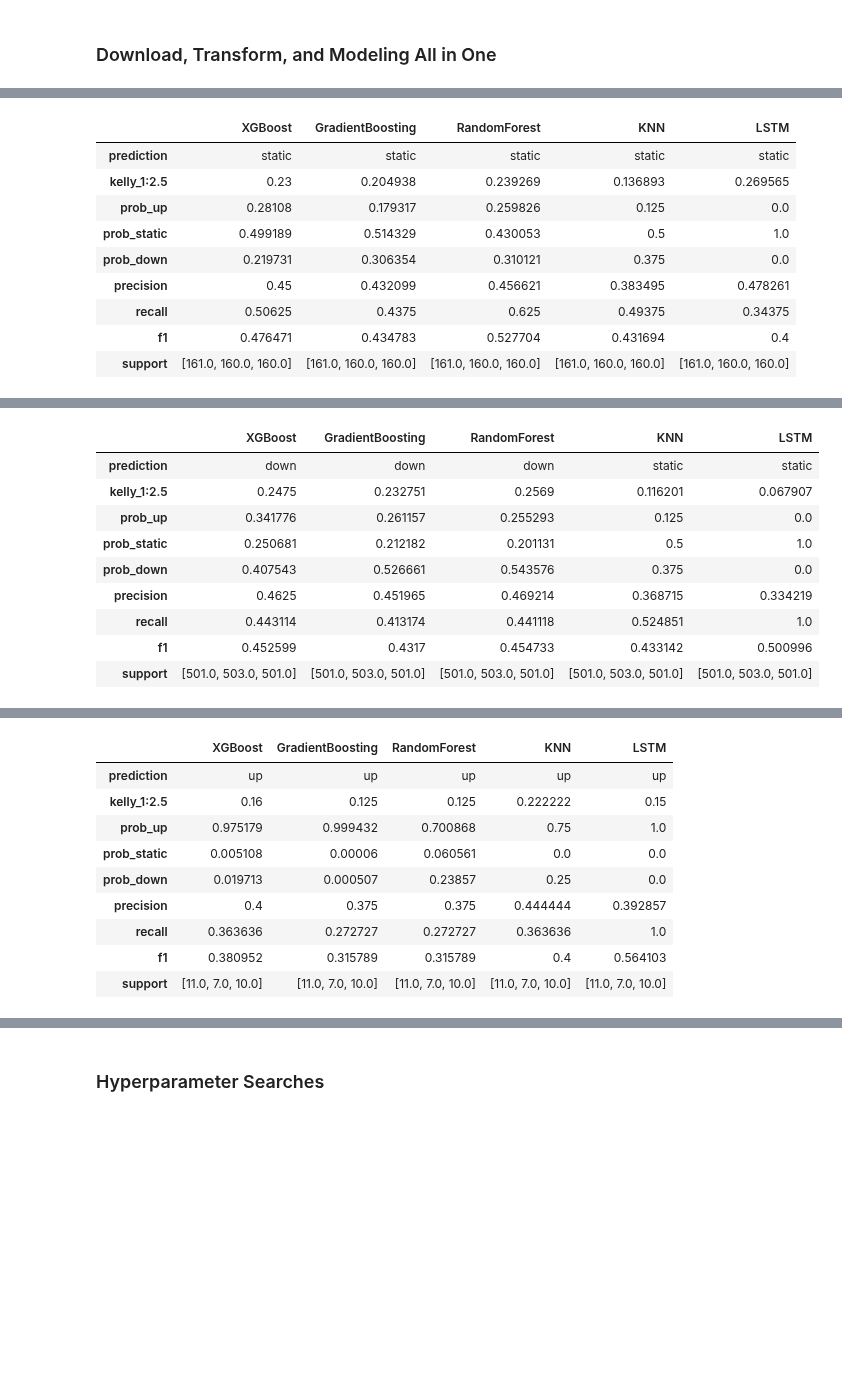
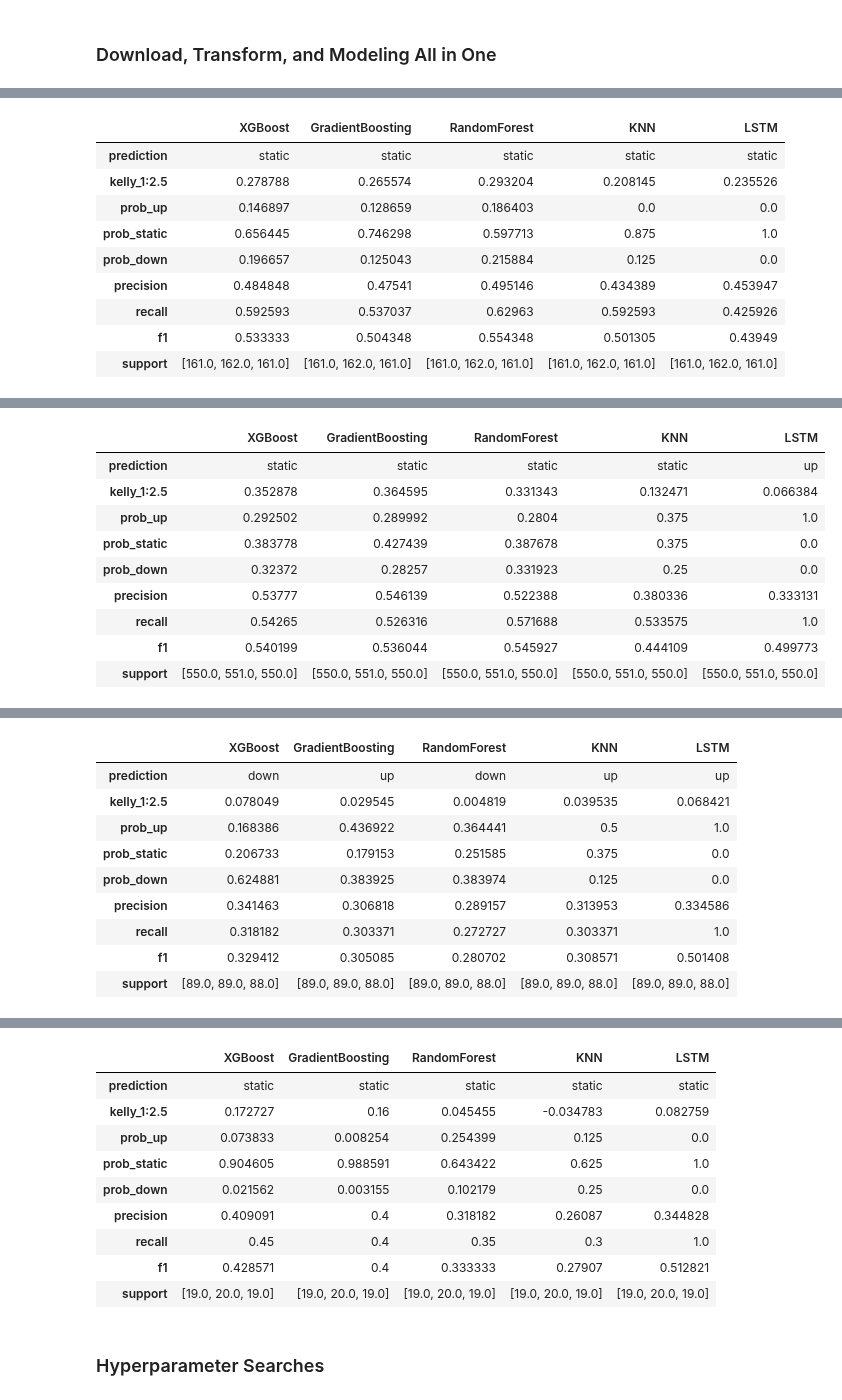
Before and after one commit to yuchild/stock_production, a Jupyter notebook: stock_next_time_frame_predictor.ipynb, the cells around one changed output, grey strips where cells are left out. Drawn from its saved outputs; the diff is of its cells as text; code cells hidden in the pictures; blank space fills up the shorter version.

```diff
--- a/stock_next_time_frame_predictor.ipynb
+++ b/stock_next_time_frame_predictor.ipynb
@@ -79,5 +79,5 @@ from src import modules as f # f is for function
 # %% [markdown]
 ### Download, Transform, and Modeling All in One
 # %%
-f.predictions('lunr')
+f.predictions('nvda')
 # %% [output]
@@ -96,10 +96,10 @@ LUNR 15m Interval Timestamp: 2024-12-27 20:19:26
 |  | XGBoost | GradientBoosting | RandomForest | KNN | LSTM |
 | prediction | static | static | static | static | static |
-| kelly_1:2.5 | 0.23 | 0.204938 | 0.239269 | 0.136893 | 0.269565 |
-| prob_up | 0.28108 | 0.179317 | 0.259826 | 0.125 | 0.0 |
-| prob_static | 0.499189 | 0.514329 | 0.430053 | 0.5 | 1.0 |
-| prob_down | 0.219731 | 0.306354 | 0.310121 | 0.375 | 0.0 |
-| precision | 0.45 | 0.432099 | 0.456621 | 0.383495 | 0.478261 |
-| recall | 0.50625 | 0.4375 | 0.625 | 0.49375 | 0.34375 |
-| f1 | 0.476471 | 0.434783 | 0.527704 | 0.431694 | 0.4 |
-| support | [161.0, 160.0, 160.0] | [161.0, 160.0, 160.0] | [161.0, 160.0, 160.0] | [161.0, 160.0, 160.0] | [161.0, 160.0, 160.0] |
+| kelly_1:2.5 | 0.278788 | 0.265574 | 0.293204 | 0.208145 | 0.235526 |
+| prob_up | 0.146897 | 0.128659 | 0.186403 | 0.0 | 0.0 |
+| prob_static | 0.656445 | 0.746298 | 0.597713 | 0.875 | 1.0 |
+| prob_down | 0.196657 | 0.125043 | 0.215884 | 0.125 | 0.0 |
+| precision | 0.484848 | 0.47541 | 0.495146 | 0.434389 | 0.453947 |
+| recall | 0.592593 | 0.537037 | 0.62963 | 0.592593 | 0.425926 |
+| f1 | 0.533333 | 0.504348 | 0.554348 | 0.501305 | 0.43949 |
+| support | [161.0, 162.0, 161.0] | [161.0, 162.0, 161.0] | [161.0, 162.0, 161.0] | [161.0, 162.0, 161.0] | [161.0, 162.0, 161.0] |
@@ -107,10 +107,10 @@ LUNR 1h Interval Timestamp: 2024-12-27 20:19:41
 |  | XGBoost | GradientBoosting | RandomForest | KNN | LSTM |
-| prediction | down | down | down | static | static |
-| kelly_1:2.5 | 0.2475 | 0.232751 | 0.2569 | 0.116201 | 0.067907 |
-| prob_up | 0.341776 | 0.261157 | 0.255293 | 0.125 | 0.0 |
-| prob_static | 0.250681 | 0.212182 | 0.201131 | 0.5 | 1.0 |
-| prob_down | 0.407543 | 0.526661 | 0.543576 | 0.375 | 0.0 |
-| precision | 0.4625 | 0.451965 | 0.469214 | 0.368715 | 0.334219 |
-| recall | 0.443114 | 0.413174 | 0.441118 | 0.524851 | 1.0 |
-| f1 | 0.452599 | 0.4317 | 0.454733 | 0.433142 | 0.500996 |
-| support | [501.0, 503.0, 501.0] | [501.0, 503.0, 501.0] | [501.0, 503.0, 501.0] | [501.0, 503.0, 501.0] | [501.0, 503.0, 501.0] |
+| prediction | static | static | static | static | up |
+| kelly_1:2.5 | 0.352878 | 0.364595 | 0.331343 | 0.132471 | 0.066384 |
+| prob_up | 0.292502 | 0.289992 | 0.2804 | 0.375 | 1.0 |
+| prob_static | 0.383778 | 0.427439 | 0.387678 | 0.375 | 0.0 |
+| prob_down | 0.32372 | 0.28257 | 0.331923 | 0.25 | 0.0 |
+| precision | 0.53777 | 0.546139 | 0.522388 | 0.380336 | 0.333131 |
+| recall | 0.54265 | 0.526316 | 0.571688 | 0.533575 | 1.0 |
+| f1 | 0.540199 | 0.536044 | 0.545927 | 0.444109 | 0.499773 |
+| support | [550.0, 551.0, 550.0] | [550.0, 551.0, 550.0] | [550.0, 551.0, 550.0] | [550.0, 551.0, 550.0] | [550.0, 551.0, 550.0] |
@@ -129,10 +129,10 @@ LUNR 1wk Interval Timestamp: 2024-12-27 20:20:28
 |  | XGBoost | GradientBoosting | RandomForest | KNN | LSTM |
-| prediction | up | up | up | up | up |
-| kelly_1:2.5 | 0.16 | 0.125 | 0.125 | 0.222222 | 0.15 |
-| prob_up | 0.975179 | 0.999432 | 0.700868 | 0.75 | 1.0 |
-| prob_static | 0.005108 | 0.00006 | 0.060561 | 0.0 | 0.0 |
-| prob_down | 0.019713 | 0.000507 | 0.23857 | 0.25 | 0.0 |
-| precision | 0.4 | 0.375 | 0.375 | 0.444444 | 0.392857 |
-| recall | 0.363636 | 0.272727 | 0.272727 | 0.363636 | 1.0 |
-| f1 | 0.380952 | 0.315789 | 0.315789 | 0.4 | 0.564103 |
-| support | [11.0, 7.0, 10.0] | [11.0, 7.0, 10.0] | [11.0, 7.0, 10.0] | [11.0, 7.0, 10.0] | [11.0, 7.0, 10.0] |
+| prediction | down | up | down | up | up |
+| kelly_1:2.5 | 0.078049 | 0.029545 | 0.004819 | 0.039535 | 0.068421 |
+| prob_up | 0.168386 | 0.436922 | 0.364441 | 0.5 | 1.0 |
+| prob_static | 0.206733 | 0.179153 | 0.251585 | 0.375 | 0.0 |
+| prob_down | 0.624881 | 0.383925 | 0.383974 | 0.125 | 0.0 |
+| precision | 0.341463 | 0.306818 | 0.289157 | 0.313953 | 0.334586 |
+| recall | 0.318182 | 0.303371 | 0.272727 | 0.303371 | 1.0 |
+| f1 | 0.329412 | 0.305085 | 0.280702 | 0.308571 | 0.501408 |
+| support | [89.0, 89.0, 88.0] | [89.0, 89.0, 88.0] | [89.0, 89.0, 88.0] | [89.0, 89.0, 88.0] | [89.0, 89.0, 88.0] |
@@ -140,3 +140,13 @@ ValueError: Invalid classes inferred from unique values of `y`.  Expected: [0 1]
+|  | XGBoost | GradientBoosting | RandomForest | KNN | LSTM |
+| prediction | static | static | static | static | static |
+| kelly_1:2.5 | 0.172727 | 0.16 | 0.045455 | -0.034783 | 0.082759 |
+| prob_up | 0.073833 | 0.008254 | 0.254399 | 0.125 | 0.0 |
+| prob_static | 0.904605 | 0.988591 | 0.643422 | 0.625 | 1.0 |
+| prob_down | 0.021562 | 0.003155 | 0.102179 | 0.25 | 0.0 |
+| precision | 0.409091 | 0.4 | 0.318182 | 0.26087 | 0.344828 |
+| recall | 0.45 | 0.4 | 0.35 | 0.3 | 1.0 |
+| f1 | 0.428571 | 0.4 | 0.333333 | 0.27907 | 0.512821 |
+| support | [19.0, 20.0, 19.0] | [19.0, 20.0, 19.0] | [19.0, 20.0, 19.0] | [19.0, 20.0, 19.0] | [19.0, 20.0, 19.0] |
 # %%
 symbol='NVDA'
 interval='1d'
```
Also changed, not shown: parts of 1 cell of this notebook, 12 other files.
